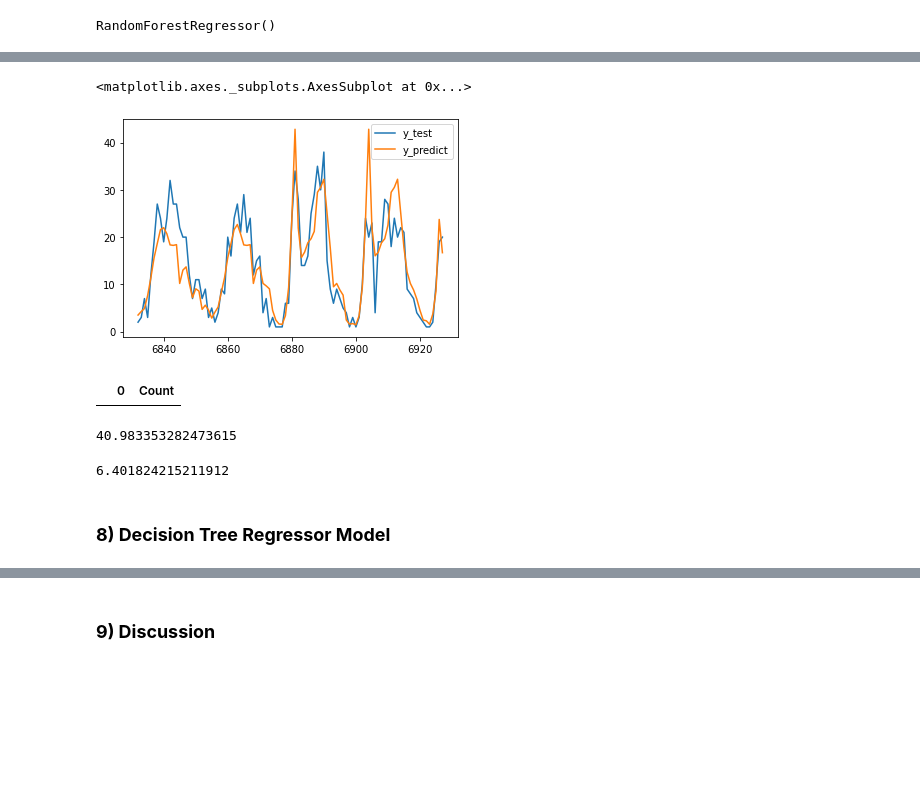
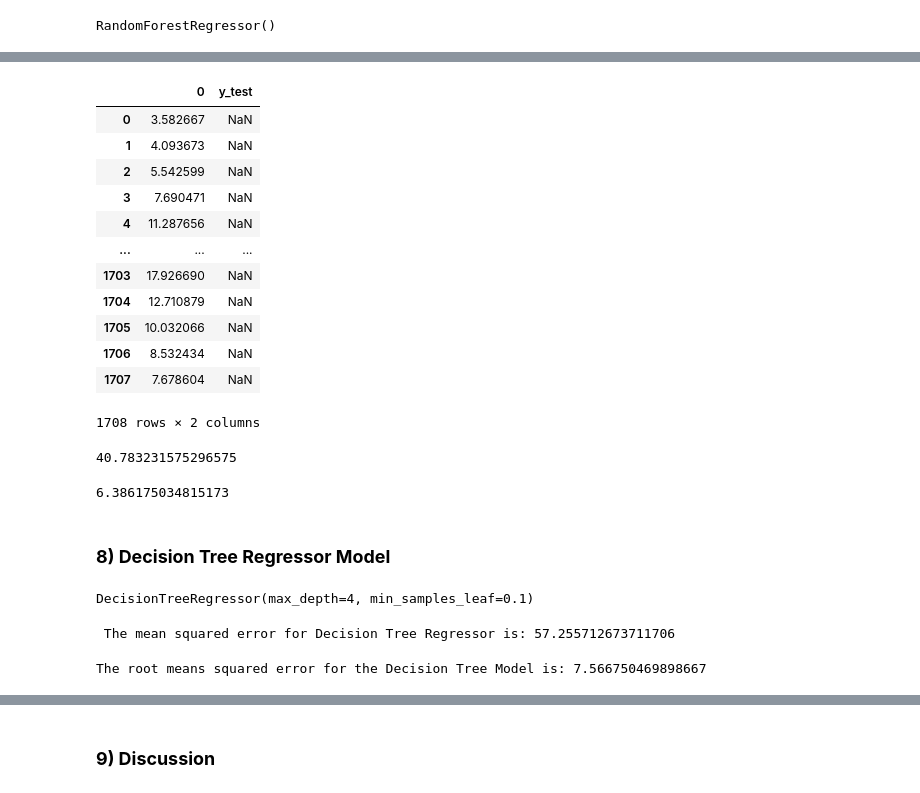
Before and after one commit to vincm1/UK_accidents, a Jupyter notebook: Final_assignment_Big_Data_for_Decision_Making_(2021_22_BNK432_NO02_A).ipynb, the cells around one changed output, grey strips where cells are left out. Cells and saved outputs as stored; diff of their text form; code cells hidden in the pictures; blank space fills up the shorter version.

```diff
--- a/Final_assignment_Big_Data_for_Decision_Making_(2021_22_BNK432_NO02_A).ipynb
+++ b/Final_assignment_Big_Data_for_Decision_Making_(2021_22_BNK432_NO02_A).ipynb
@@ -496,5 +497,5 @@ rfr.fit(X_train, y_train)
 # %% [output]
 RandomForestRegressor()
 # %%
-y_pred = rfr.predict(X_test)
-y_pred
+y_pred_rfr = rfr.predict(X_test)
+y_pred_rfr = pd.DataFrame(y_pred_rfr)
@@ -503,0 +502,3 @@ array([ 3.51073016,  4.2595933 ,  4.89661108, ..., 10.19844941,
+# %%
+y_test = pd.DataFrame(y_test)
+y_test
@@ -504,25 +519,32 @@ array([ 3.51073016,  4.2595933 ,  4.89661108, ..., 10.19844941,
 # %%
-y_test["y_predict"] = y_pred
-y_test.rename(columns={"Count":"y_test"},inplace=True)
-df_tmp = y_test[:96]
-df_tmp.plot()
+y_pred_rfr["y_test"] = y_test["Count"]
+y_pred_rfr
+# y_test.rename(columns={"Count":"y_test"},inplace=True)
+# df_tmp = y_test[:96]
+# df_tmp.plot()
 # %% [output]
+|  | 0 | y_test |
+| 0 | 3.582667 | NaN |
+| 1 | 4.093673 | NaN |
+| 2 | 5.542599 | NaN |
+| 3 | 7.690471 | NaN |
+| 4 | 11.287656 | NaN |
+| ... | ... | ... |
+| 1703 | 17.926690 | NaN |
+| 1704 | 12.710879 | NaN |
+| 1705 | 10.032066 | NaN |
+| 1706 | 8.532434 | NaN |
+| 1707 | 7.678604 | NaN |
-<matplotlib.axes._subplots.AxesSubplot at 0x...>
+1708 rows × 2 columns
-[figure, removed]
-# %%
-df_tmp = y_pred.merge(y_test, left_on=None, right_on=None, left_index=True, right_index=True)
-df_tmp
-# %% [output]
-|  | 0 | Count |
 # %%
 rfr_mse = mean_squared_error(y_test, y_pred)
 rfr_mse
 # %% [output]
-40.983353282473615
+40.783231575296575
 # %%
 rfr_rmse = np.sqrt(rfr_mse)
 rfr_rmse
 # %% [output]
-6.401824215211912
+6.386175034815173
 # %% [markdown]
 ### **8) Decision Tree Regressor Model**
@@ -528,0 +553,4 @@ rfr_rmse
+# %%
+dt.fit(X_train,y_train)
+# %% [output]
+DecisionTreeRegressor(max_depth=4, min_samples_leaf=0.1)
@@ -528,0 +559,10 @@ rfr_rmse
+# %%
+mse_dt = mean_squared_error(y_test,y_pred_dt)
+print(f" The mean squared error for Decision Tree Regressor is:", mse_dt)
+# %% [output]
+ The mean squared error for Decision Tree Regressor is: 57.255712673711706
+# %%
+rmse_dt = np.sqrt(mse_dt)
+print(f"The root means squared error for the Decision Tree Model is:", rmse_dt)
+# %% [output]
+The root means squared error for the Decision Tree Model is: 7.566750469898667
```
Also changed, not shown: parts of 7 cells of this notebook.
